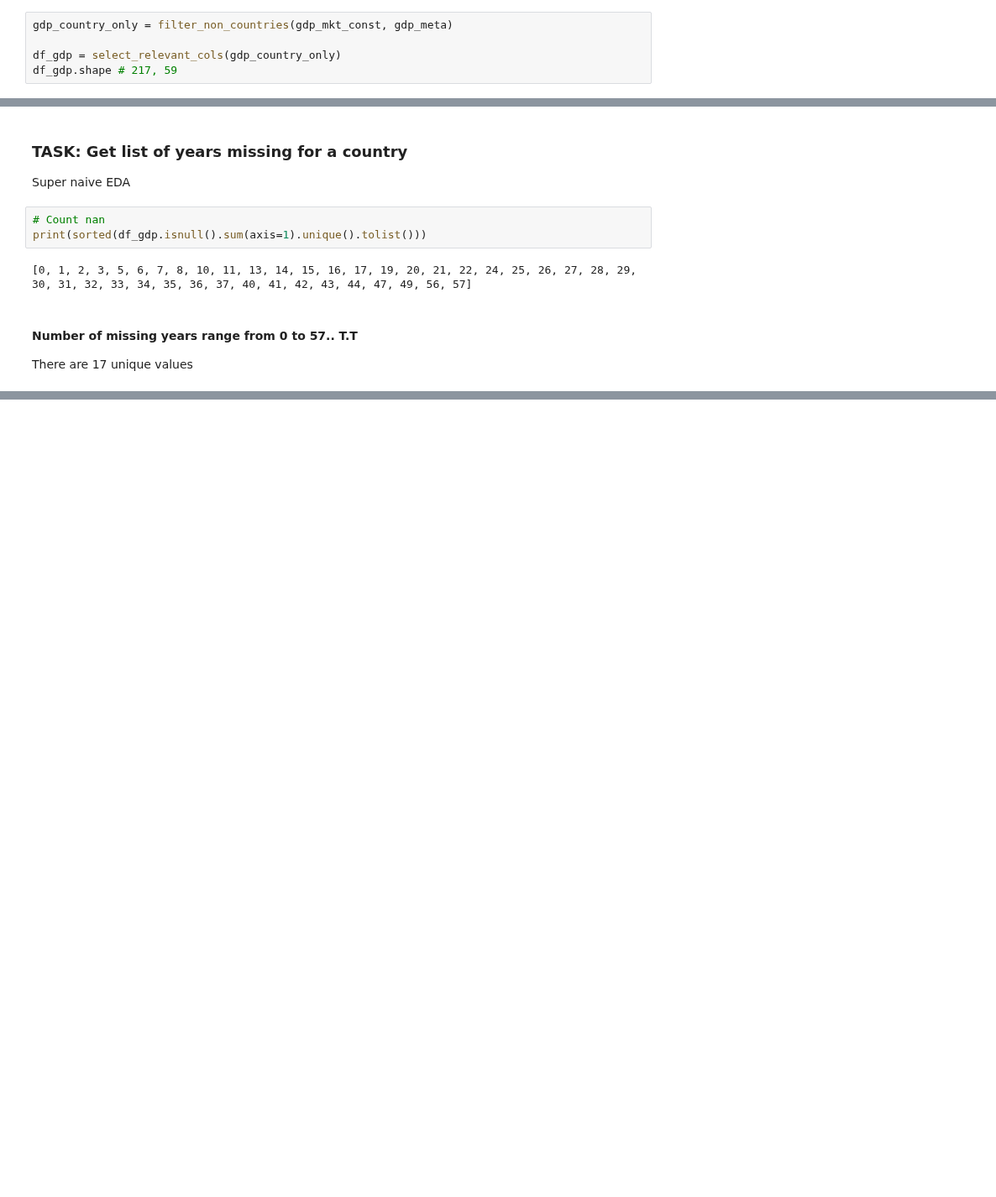
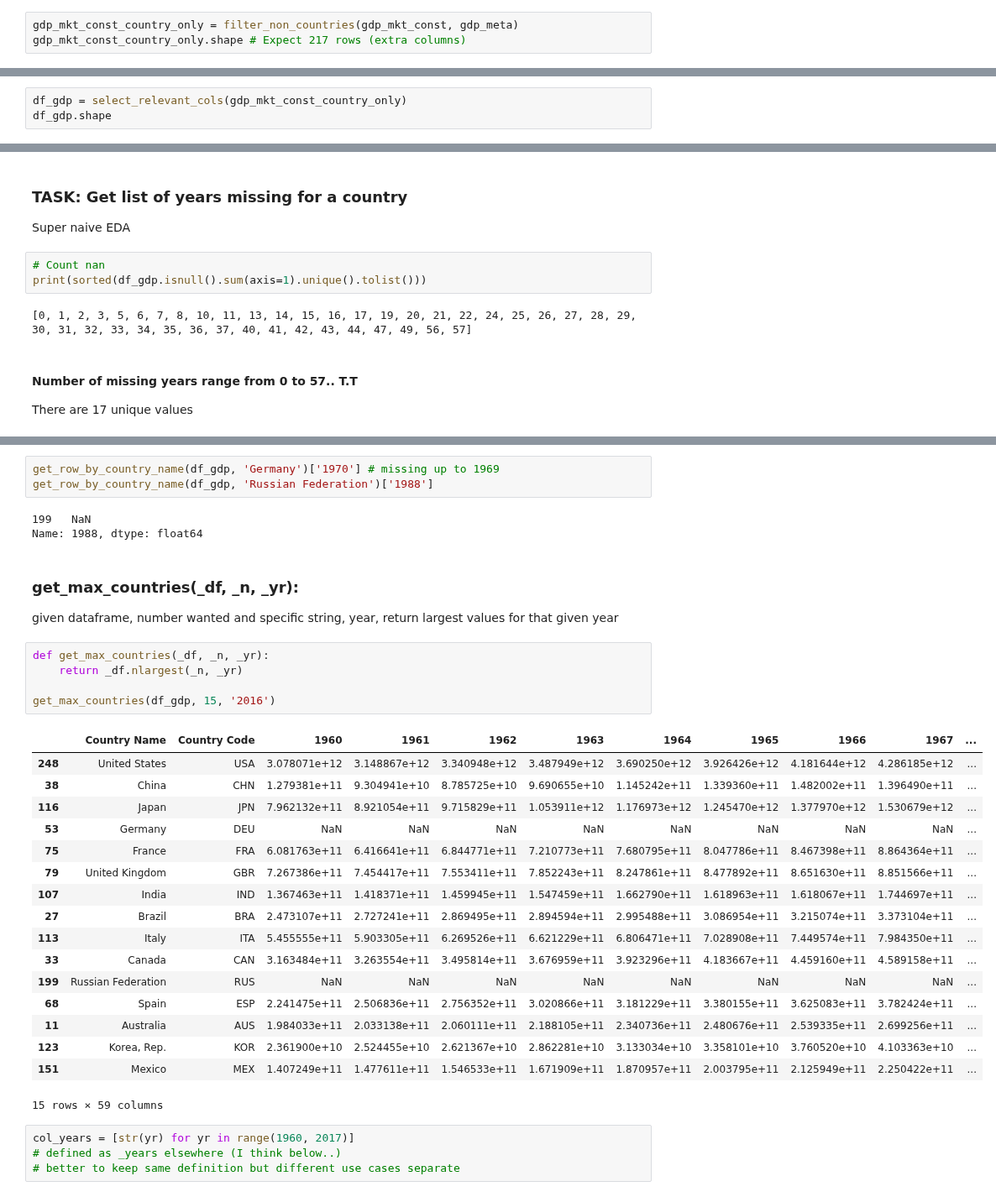
Before and after one commit to moonlimb/zerg, a Jupyter notebook: data/WB/task3_WB_analysis.ipynb, the cells around one changed output, grey strips where cells are left out. Shown at 84% size. Cells and saved outputs as stored; diff of their text form; blank space fills up the shorter version.

Commit message:
Update income gdp constant 2010 analysis

```diff
--- a/data/WB/task3_WB_analysis.ipynb
+++ b/data/WB/task3_WB_analysis.ipynb
@@ -444,6 +492,4 @@ gdp_mkt_const.shape
 # %%
-gdp_country_only = filter_non_countries(gdp_mkt_const, gdp_meta)
-
-df_gdp = select_relevant_cols(gdp_country_only)
-df_gdp.shape # 217, 59
+gdp_mkt_const_country_only = filter_non_countries(gdp_mkt_const, gdp_meta)
+gdp_mkt_const_country_only.shape # Expect 217 rows (extra columns)
 # %% [output]
@@ -450,0 +507,3 @@ df_gdp.shape # 217, 59
+# %%
+df_gdp = select_relevant_cols(gdp_mkt_const_country_only)
+df_gdp.shape
@@ -565,0 +685,37 @@ np.isnan(df.iloc[0]['1960']) # True
+# %%
+get_row_by_country_name(df_gdp, 'Germany')['1970'] # missing up to 1969
+get_row_by_country_name(df_gdp, 'Russian Federation')['1988']
+# %% [output]
+199   NaN
+Name: 1988, dtype: float64
+# %% [markdown]
+### get_max_countries(_df, _n, _yr):
+
+given dataframe, number wanted and specific string, year, return largest values for that given year
+# %%
+def get_max_countries(_df, _n, _yr):
+    return _df.nlargest(_n, _yr)
+
+get_max_countries(df_gdp, 15, '2016')
+# %% [output]
+|  | Country Name | Country Code | 1960 | 1961 | 1962 | 1963 | 1964 | 1965 | 1966 | 1967 | ... |
+| 248 | United States | USA | 3.078071e+12 | 3.148867e+12 | 3.340948e+12 | 3.487949e+12 | 3.690250e+12 | 3.926426e+12 | 4.181644e+12 | 4.286185e+12 | ... |
+| 38 | China | CHN | 1.279381e+11 | 9.304941e+10 | 8.785725e+10 | 9.690655e+10 | 1.145242e+11 | 1.339360e+11 | 1.482002e+11 | 1.396490e+11 | ... |
+| 116 | Japan | JPN | 7.962132e+11 | 8.921054e+11 | 9.715829e+11 | 1.053911e+12 | 1.176973e+12 | 1.245470e+12 | 1.377970e+12 | 1.530679e+12 | ... |
+| 53 | Germany | DEU | NaN | NaN | NaN | NaN | NaN | NaN | NaN | NaN | ... |
+| 75 | France | FRA | 6.081763e+11 | 6.416641e+11 | 6.844771e+11 | 7.210773e+11 | 7.680795e+11 | 8.047786e+11 | 8.467398e+11 | 8.864364e+11 | ... |
+| 79 | United Kingdom | GBR | 7.267386e+11 | 7.454417e+11 | 7.553411e+11 | 7.852243e+11 | 8.247861e+11 | 8.477892e+11 | 8.651630e+11 | 8.851566e+11 | ... |
+| 107 | India | IND | 1.367463e+11 | 1.418371e+11 | 1.459945e+11 | 1.547459e+11 | 1.662790e+11 | 1.618963e+11 | 1.618067e+11 | 1.744697e+11 | ... |
+| 27 | Brazil | BRA | 2.473107e+11 | 2.727241e+11 | 2.869495e+11 | 2.894594e+11 | 2.995488e+11 | 3.086954e+11 | 3.215074e+11 | 3.373104e+11 | ... |
+| 113 | Italy | ITA | 5.455555e+11 | 5.903305e+11 | 6.269526e+11 | 6.621229e+11 | 6.806471e+11 | 7.028908e+11 | 7.449574e+11 | 7.984350e+11 | ... |
+| 33 | Canada | CAN | 3.163484e+11 | 3.263554e+11 | 3.495814e+11 | 3.676959e+11 | 3.923296e+11 | 4.183667e+11 | 4.459160e+11 | 4.589158e+11 | ... |
+| 199 | Russian Federation | RUS | NaN | NaN | NaN | NaN | NaN | NaN | NaN | NaN | ... |
+| 68 | Spain | ESP | 2.241475e+11 | 2.506836e+11 | 2.756352e+11 | 3.020866e+11 | 3.181229e+11 | 3.380155e+11 | 3.625083e+11 | 3.782424e+11 | ... |
+| 11 | Australia | AUS | 1.984033e+11 | 2.033138e+11 | 2.060111e+11 | 2.188105e+11 | 2.340736e+11 | 2.480676e+11 | 2.539335e+11 | 2.699256e+11 | ... |
+| 123 | Korea, Rep. | KOR | 2.361900e+10 | 2.524455e+10 | 2.621367e+10 | 2.862281e+10 | 3.133034e+10 | 3.358101e+10 | 3.760520e+10 | 4.103363e+10 | ... |
+| 151 | Mexico | MEX | 1.407249e+11 | 1.477611e+11 | 1.546533e+11 | 1.671909e+11 | 1.870957e+11 | 2.003795e+11 | 2.125949e+11 | 2.250422e+11 | ... |
+15 rows × 59 columns
+# %%
+col_years = [str(yr) for yr in range(1960, 2017)]
+# defined as _years elsewhere (I think below..)
+# better to keep same definition but different use cases separate
```
Also changed, not shown: parts of 45 cells of this notebook.
